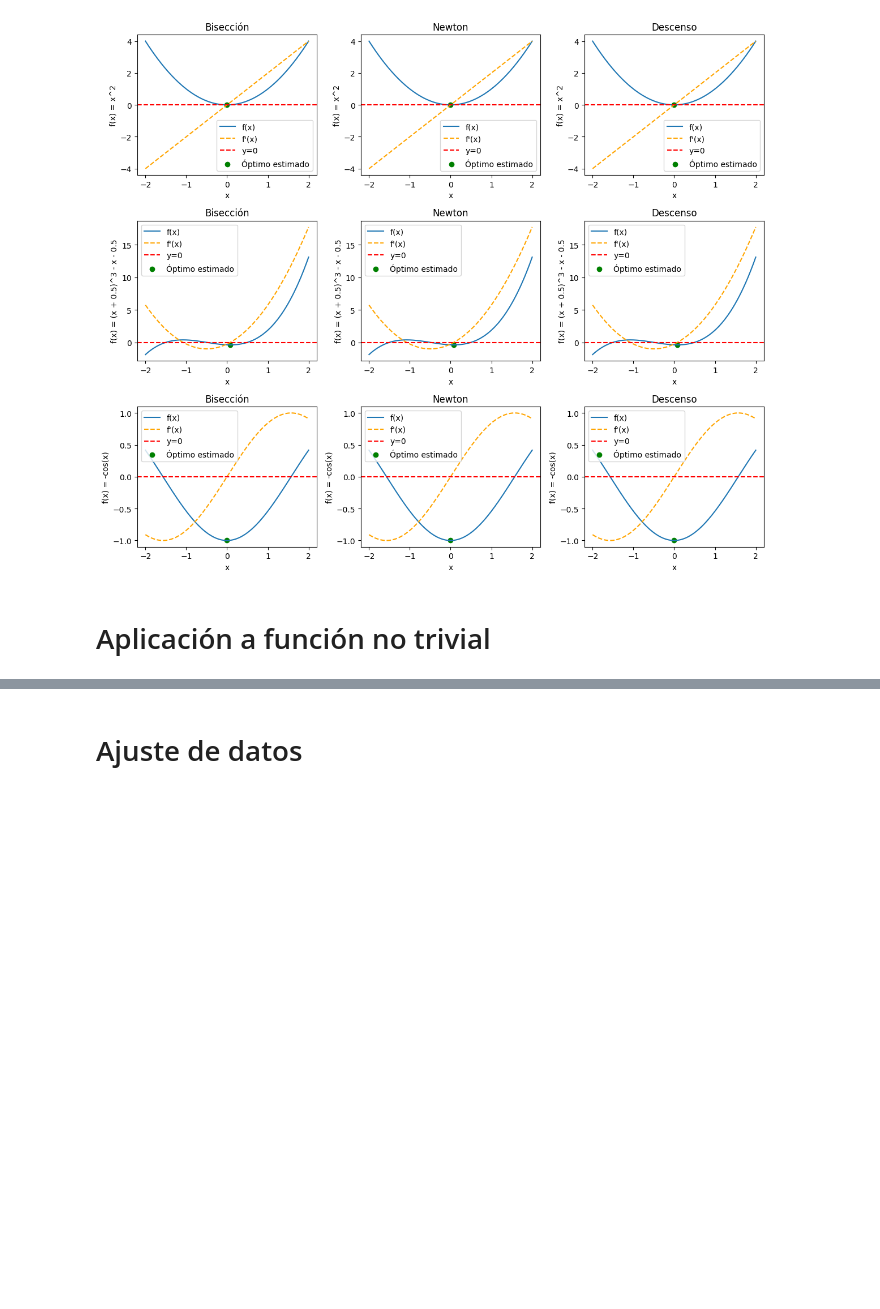
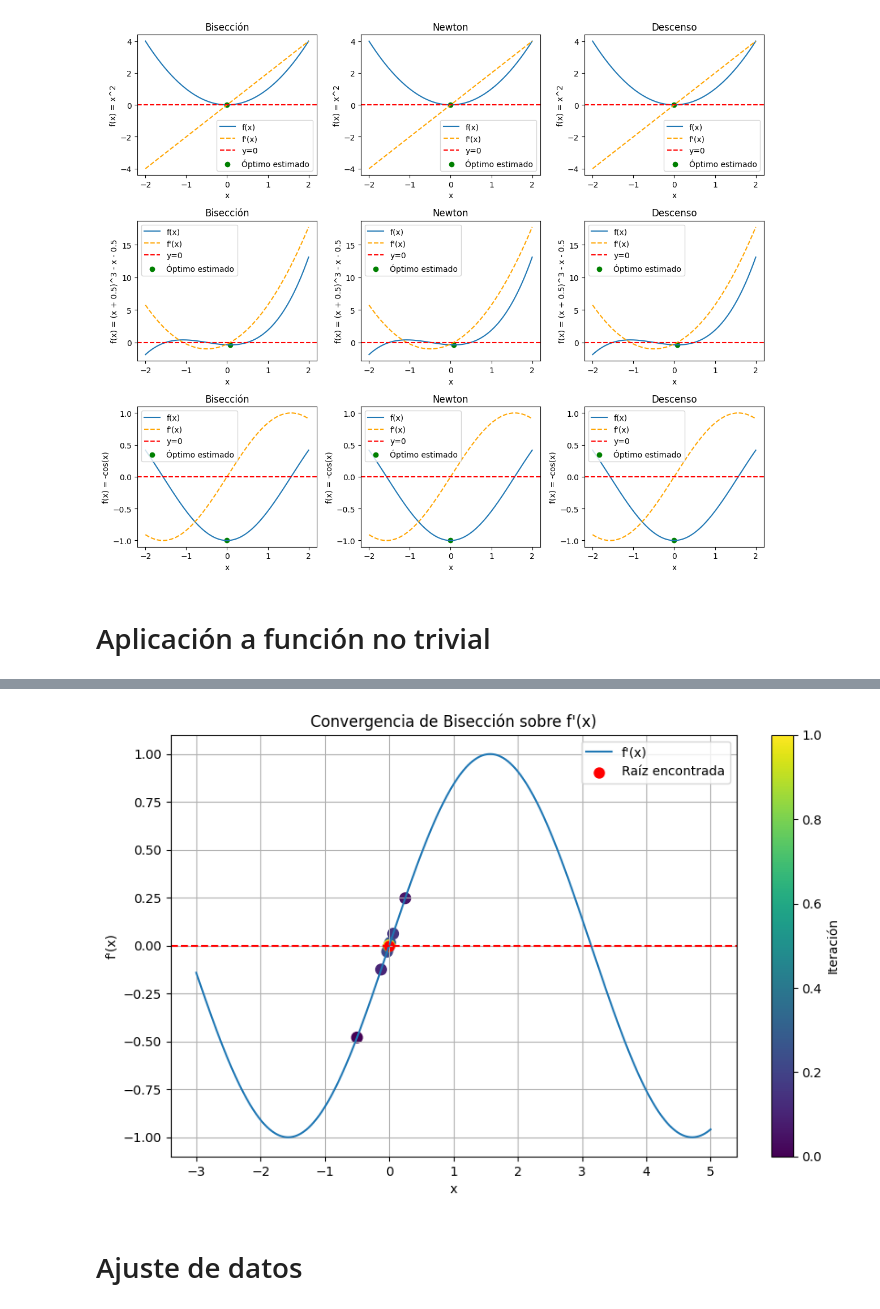
Before and after one commit to belenferreir/Calculo_tarea2, a Jupyter notebook: project.ipynb, the cells around one changed output, grey strips where cells are left out. Drawn from its saved outputs; the diff is of its cells as text; code cells hidden in the pictures; blank space fills up the shorter version.

```diff
--- a/project.ipynb
+++ b/project.ipynb
@@ -119,3 +389,30 @@ f = x**2 + 2*sin(3*x)
+# %%
+#Con bisección
+df = f.derivative()
+raiz, it, historial = biseccion_historial(f, -2, 1)
+xs = np.linspace(-3, 5, 1000)
+
+plt.figure(figsize=(10,6))
+
+plt.plot(xs, [df.eval(x) for x in xs], label="f'(x)")
+
+plt.axhline(0, color="red", linestyle="--")
+plt.scatter(historial, [df.eval(x) for x in historial], c=np.arange(len(historial)), cmap="viridis", s=70)
+
+plt.scatter(raiz, 0, marker=".", s=250, label="Raíz encontrada", color="red")
+
+plt.colorbar(label="Iteración")
+
+plt.title("Convergencia de Bisección sobre f'(x)")
+plt.xlabel("x")
+plt.ylabel("f'(x)")
+plt.grid(True)
+plt.legend()
+plt.savefig("graficas/seccion3_BONUSBiseccion.png", dpi=150, bbox_inches="tight")
+
+plt.show()
+# %% [output]
+[figure, added]
 # %% [markdown]
 # Ajuste de datos
 # %%
```
Also changed, not shown: parts of 10 cells of this notebook, 4 other files.
